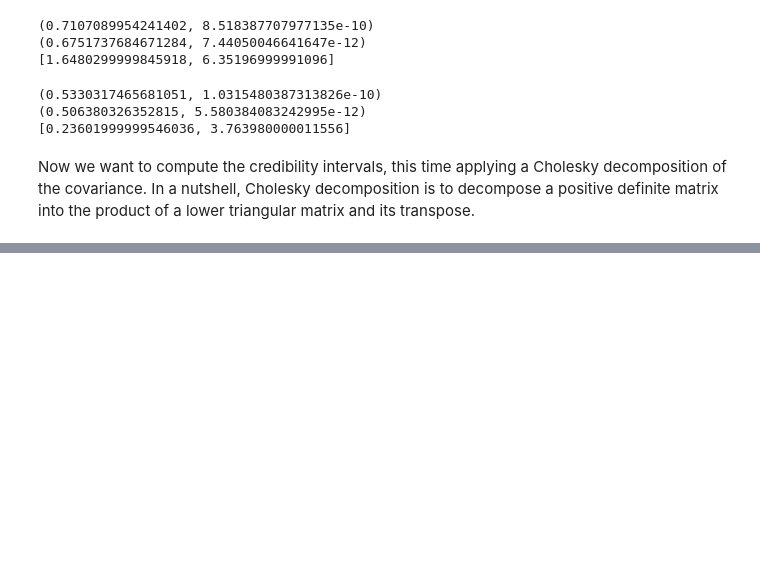
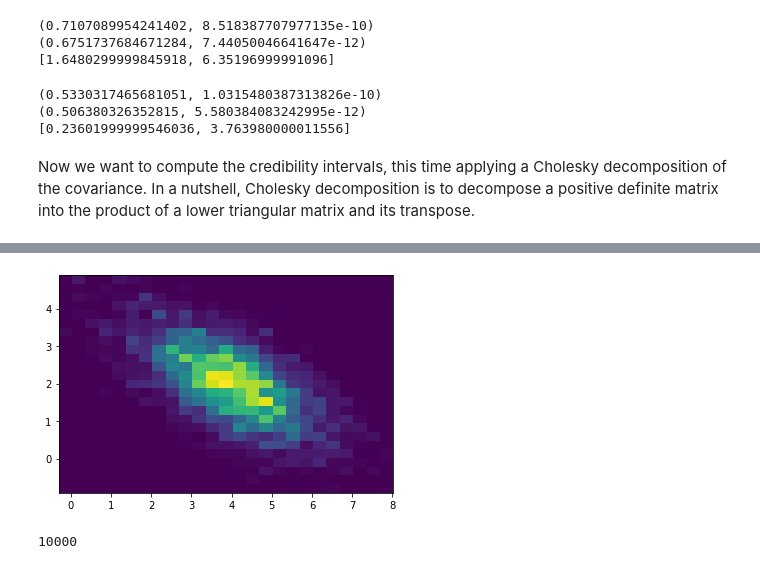
Before and after one commit to blackbianca/Astrostatistics-Cosmology---Homework, a Jupyter notebook: MCMC.ipynb, the cells around one changed output, grey strips where cells are left out. Drawn from its saved outputs; the diff is of its cells as text; code cells hidden in the pictures; blank space fills up the shorter version.

```diff
--- a/MCMC.ipynb
+++ b/MCMC.ipynb
@@ -327,0 +425,29 @@ print(bin1*bin_width_x-2,bin2*bin_width_x-2)
+# %%
+plt.hist2d(xtry,ytry,bins=(25,25))
+
+plt.tight_layout
+plt.show()
+# %% [output]
+[figure, added]
+# %%
+#another chain
+r = (3.,3.)
+fin2 = []
+Tr = 0.
+trace2 = []
+while(len(fin2)<N):
+    fin2.append(r)
+    Tr -= np.log(mvn.pdf(rplus,mu,cov))/len(fin2)
+    trace2.append(Tr)
+    rplus = gauss_2d(r,1.5,1.0)
+    alpha = acceptance(rplus,r)
+    bool = random_coin(alpha)
+    if(bool):
+        r = rplus
+
+
+
+fin2 = np.array(fin2)
+print(len(fin2))
+# %% [output]
+10000
```
Also changed, not shown: parts of 12 cells of this notebook, 1 other file.
